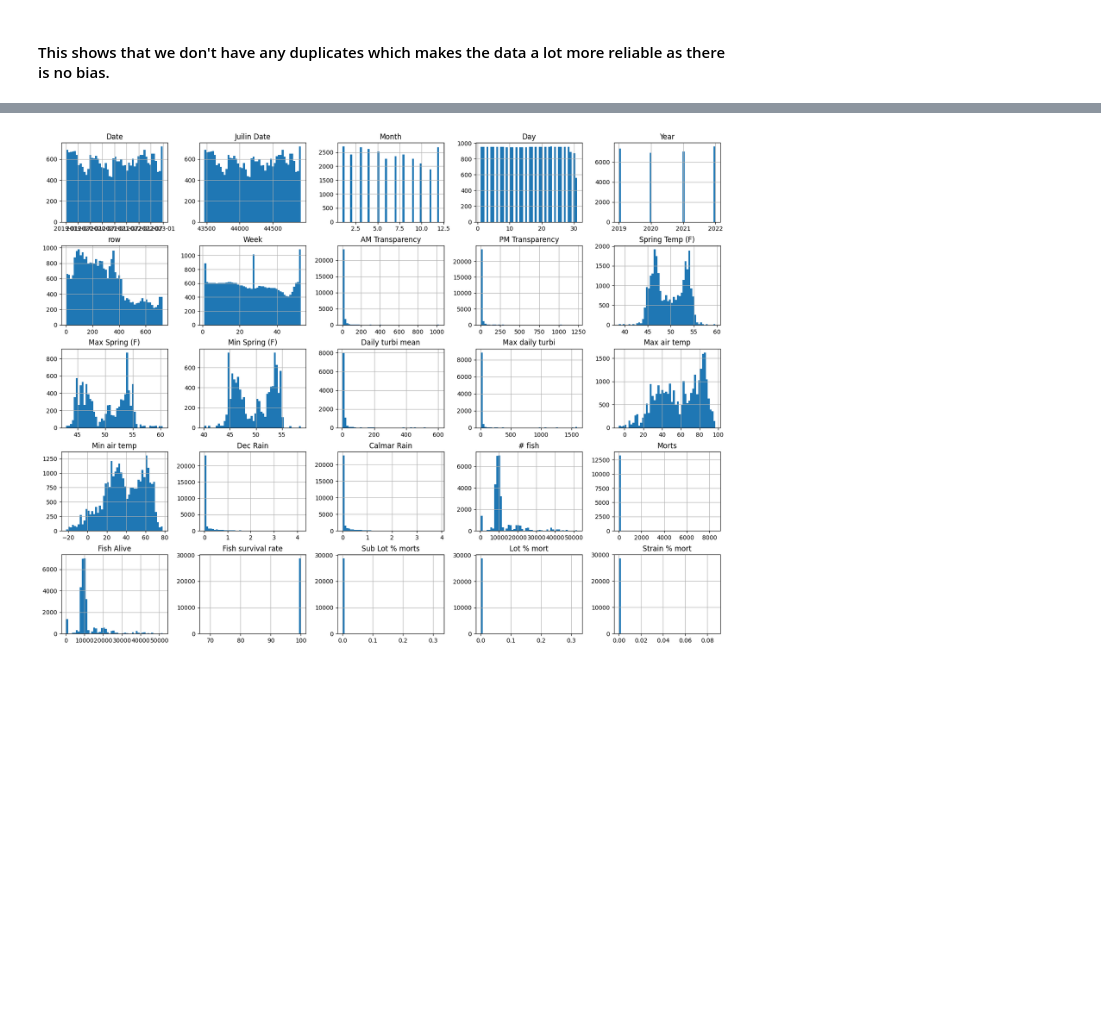
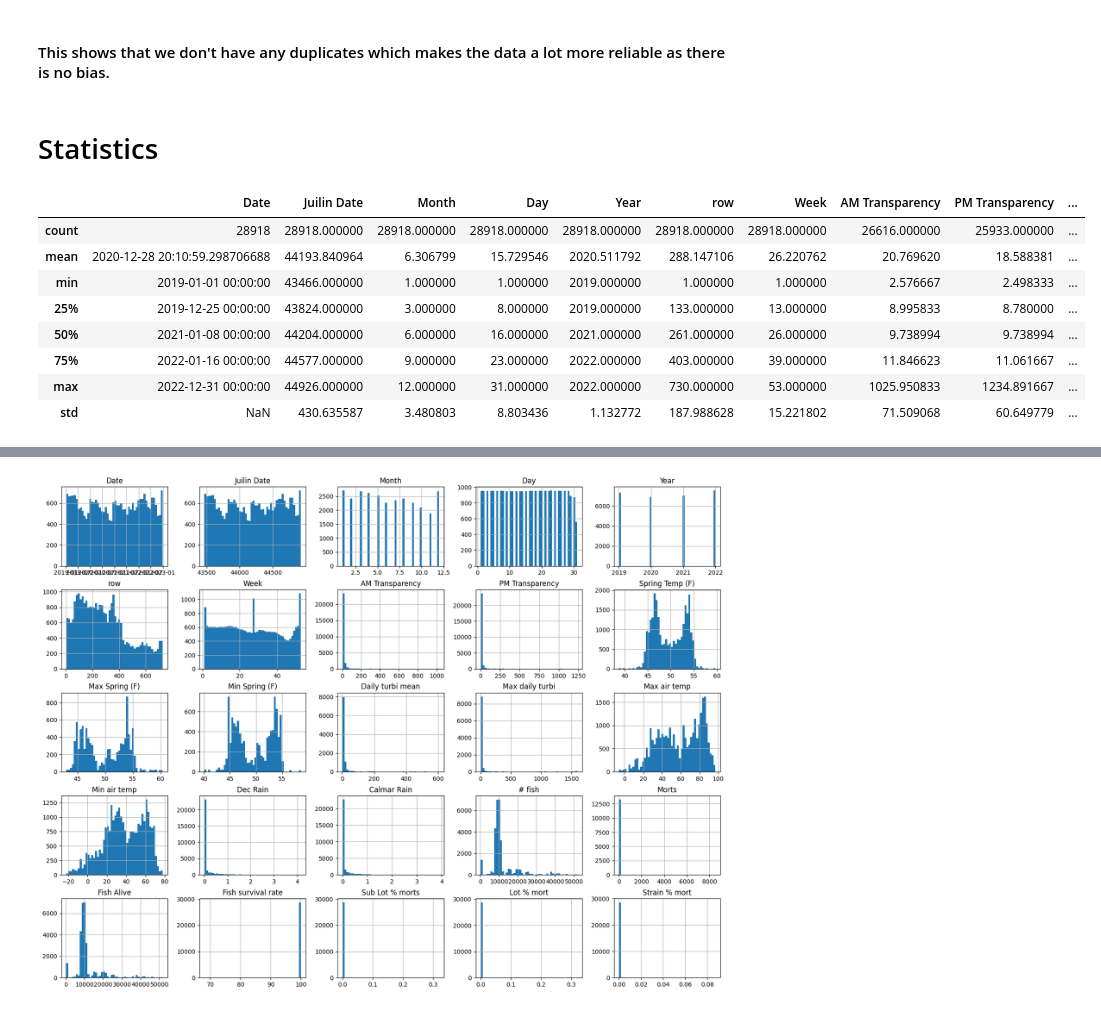
Before and after one commit to warrmu01/Pi515-AI, a Jupyter notebook: src/EDA.ipynb, the cells around one changed output, grey strips where cells are left out. Cells and saved outputs as stored; diff of their text form; code cells hidden in the pictures; blank space fills up the shorter version.

Commit message:
Added some statistical analysis

```diff
--- a/src/EDA.ipynb
+++ b/src/EDA.ipynb
@@ -78,3 +84,17 @@ print(f"Number of duplicates: {df.duplicated().sum()}")
 Number of duplicates: 0
 # %% [markdown]
 #### This shows that we don't have any duplicates which makes the data a lot more reliable as there is no bias.
+# %% [markdown]
+# Statistics
+# %%
+df.describe()
+# %% [output]
+|  | Date | Juilin Date | Month | Day | Year | row | Week | AM Transparency | PM Transparency | ... |
+| count | 28918 | 28918.000000 | 28918.000000 | 28918.000000 | 28918.000000 | 28918.000000 | 28918.000000 | 26616.000000 | 25933.000000 | ... |
+| mean | 2020-12-28 20:10:59.298706688 | 44193.840964 | 6.306799 | 15.729546 | 2020.511792 | 288.147106 | 26.220762 | 20.769620 | 18.588381 | ... |
+| min | 2019-01-01 00:00:00 | 43466.000000 | 1.000000 | 1.000000 | 2019.000000 | 1.000000 | 1.000000 | 2.576667 | 2.498333 | ... |
+| 25% | 2019-12-25 00:00:00 | 43824.000000 | 3.000000 | 8.000000 | 2019.000000 | 133.000000 | 13.000000 | 8.995833 | 8.780000 | ... |
+| 50% | 2021-01-08 00:00:00 | 44204.000000 | 6.000000 | 16.000000 | 2021.000000 | 261.000000 | 26.000000 | 9.738994 | 9.738994 | ... |
+| 75% | 2022-01-16 00:00:00 | 44577.000000 | 9.000000 | 23.000000 | 2022.000000 | 403.000000 | 39.000000 | 11.846623 | 11.061667 | ... |
+| max | 2022-12-31 00:00:00 | 44926.000000 | 12.000000 | 31.000000 | 2022.000000 | 730.000000 | 53.000000 | 1025.950833 | 1234.891667 | ... |
+| std | NaN | 430.635587 | 3.480803 | 8.803436 | 1.132772 | 187.988628 | 15.221802 | 71.509068 | 60.649779 | ... |
```
Also changed, not shown: parts of 7 cells of this notebook.
